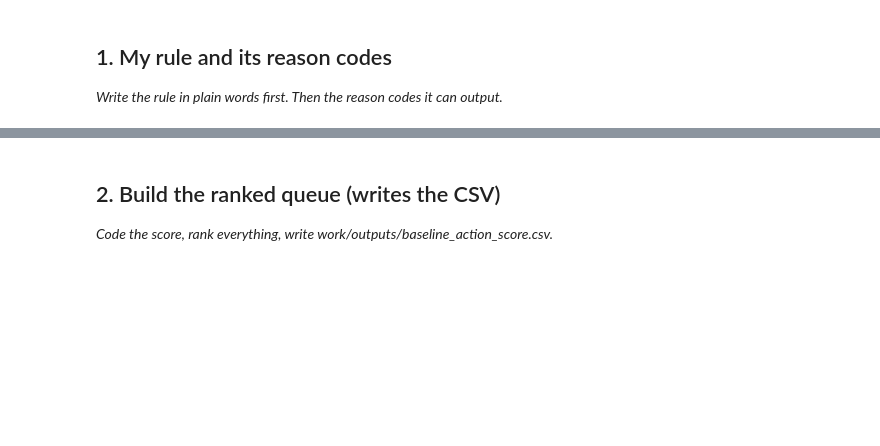
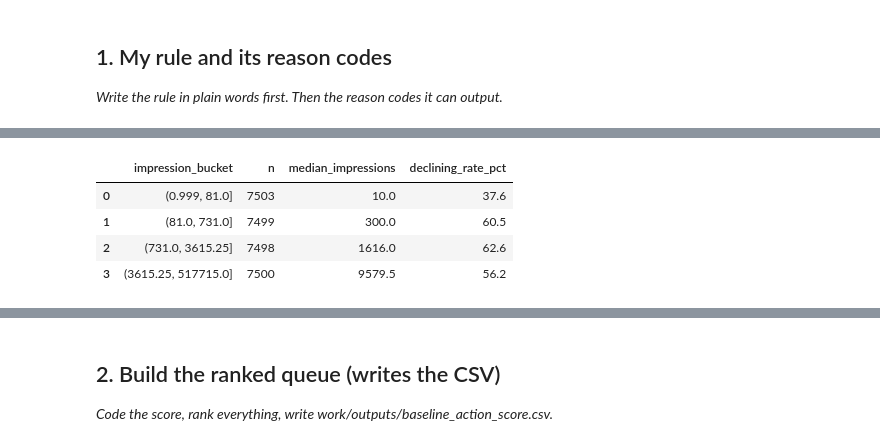
Before and after one commit to aliakhtar1010/search-ranking-ml, a Jupyter notebook: work/notebooks/w04_baseline_score.ipynb, the cells around one changed output, grey strips where cells are left out. Cells and saved outputs as stored; diff of their text form; code cells hidden in the pictures; blank space fills up the shorter version.

```diff
--- a/work/notebooks/w04_baseline_score.ipynb
+++ b/work/notebooks/w04_baseline_score.ipynb
@@ -15,0 +99,44 @@ This skeleton is yours to fill. Work the sections **in order** — each one has
+# %%
+# SIGNAL 2 — SEARCH VISIBILITY (90-DAY IMPRESSIONS)
+
+signal2 = df[
+    df["impressions_90d"].notna()
+].copy()
+
+signal2["impression_bucket"] = pd.qcut(
+    signal2["impressions_90d"],
+    q=4,
+    duplicates="drop"
+)
+
+impression_table = (
+    signal2
+    .groupby("impression_bucket", observed=True)
+    .agg(
+        n=("is_declining_label", "size"),
+        median_impressions=("impressions_90d", "median"),
+        declining_rate=("is_declining_label", "mean")
+    )
+    .reset_index()
+)
+
+impression_table["declining_rate_pct"] = (
+    impression_table["declining_rate"] * 100
+).round(1)
+
+display(
+    impression_table[
+        [
+            "impression_bucket",
+            "n",
+            "median_impressions",
+            "declining_rate_pct"
+        ]
+    ]
+)
+# %% [output]
+|  | impression_bucket | n | median_impressions | declining_rate_pct |
+| 0 | (0.999, 81.0] | 7503 | 10.0 | 37.6 |
+| 1 | (81.0, 731.0] | 7499 | 300.0 | 60.5 |
+| 2 | (731.0, 3615.25] | 7498 | 1616.0 | 62.6 |
+| 3 | (3615.25, 517715.0] | 7500 | 9579.5 | 56.2 |
```
Also changed, not shown: parts of 14 cells of this notebook.
